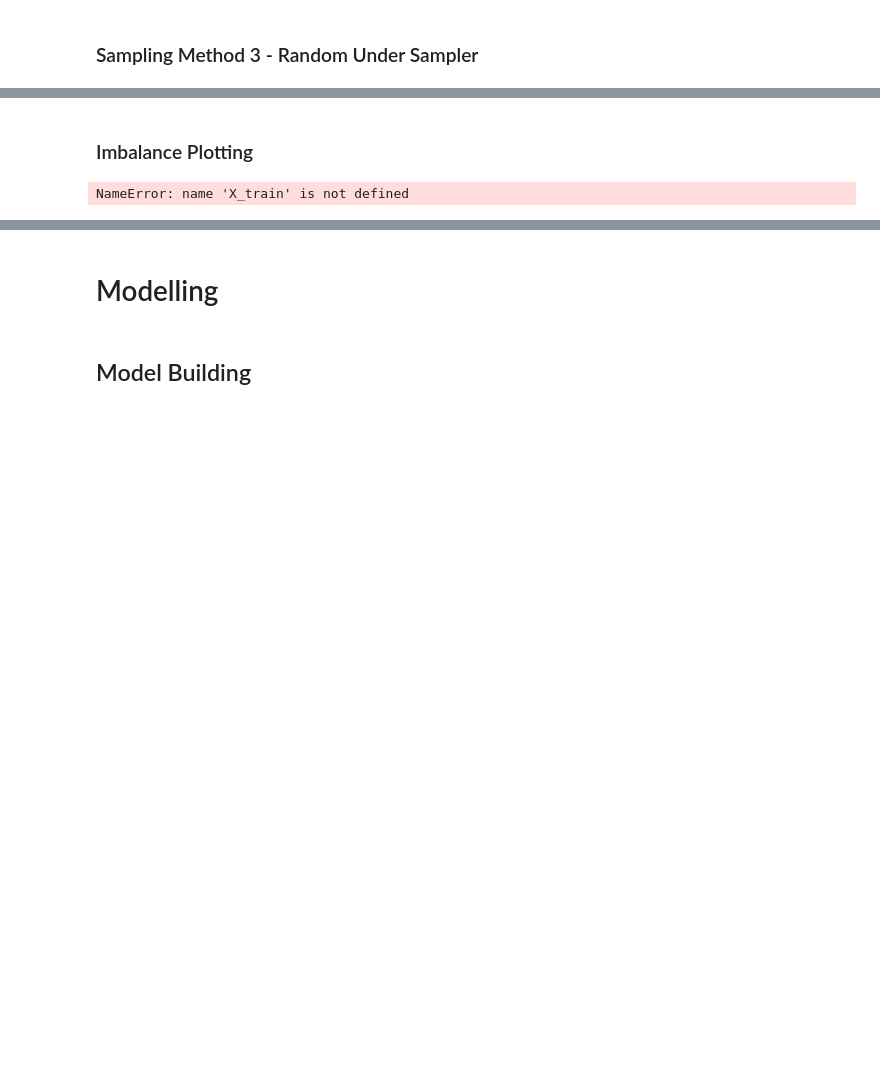
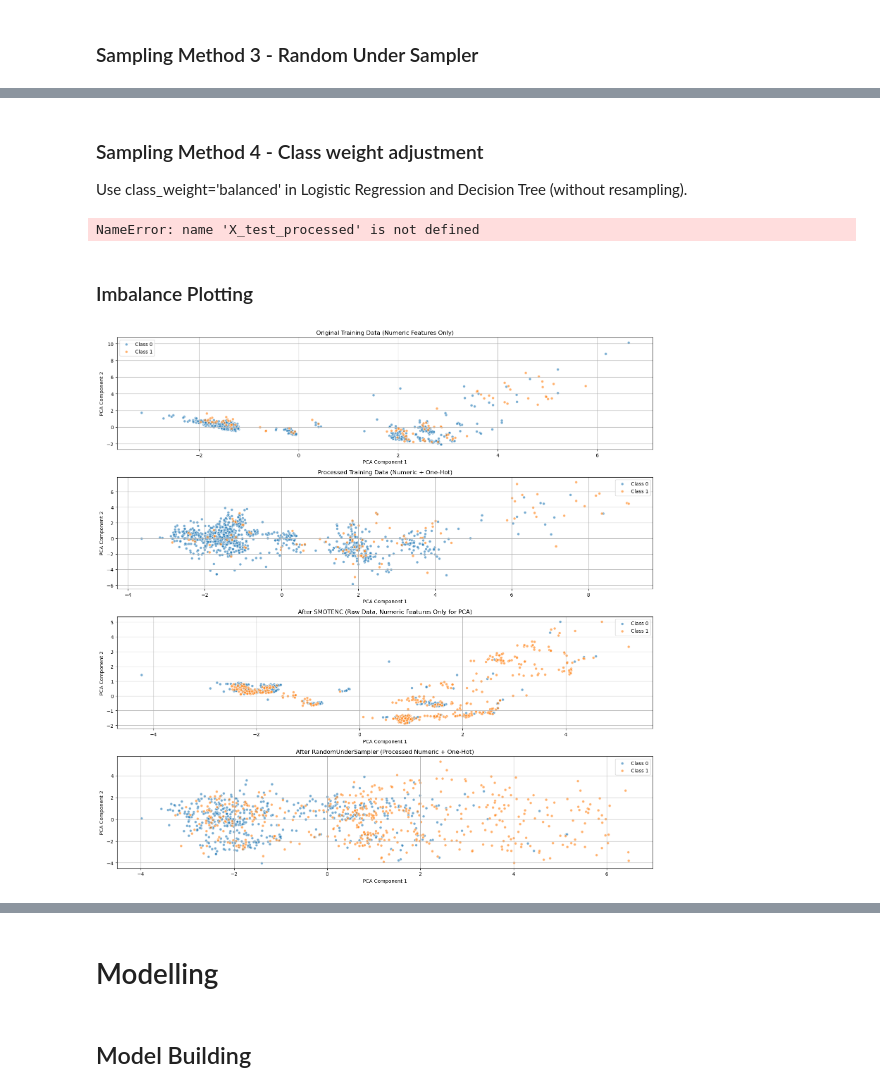
Before and after one commit to hathimazman/MachineLearning_Project2, a Jupyter notebook: Project.ipynb, the cells around one changed output, grey strips where cells are left out. Drawn from its saved outputs; the diff is of its cells as text; code cells hidden in the pictures; blank space fills up the shorter version.

Commit message:
sampling imbalance
add new azrul file for test-train split, sampling, plot

```diff
--- a/Project.ipynb
+++ b/Project.ipynb
@@ -49,22 +63,25 @@ warnings.filterwarnings("ignore")
+# %%
+NumCols = X_clean.select_dtypes(include=['int64', 'float64']).columns.tolist()
+CatCols = X_clean.select_dtypes(include=['object']).columns.tolist()
 # %%
 # Split the training set into training and validation sets
-X_train, X_val, y_train, y_val = train_test_split(
+X_train, X_test, y_train, y_test = train_test_split(
     X_clean, y_clean, stratify=y_clean, test_size=0.2, random_state=42
 )
 # %% [markdown]
 ## Data Preprocessing
 # %%
 # Identify categorical columns (indices)
-categorical_features = X.select_dtypes(include=['object', 'category']).columns
-categorical_indices = [X.columns.get_loc(col) for col in categorical_features]
+categorical_features = X_clean.select_dtypes(include=['object', 'category']).columns
+categorical_indices = [X_clean.columns.get_loc(col) for col in categorical_features]
 # %%
-preprocessing = ColumnTransformer(transformers=[
-    ('num', StandardScaler(), NumCols), # Numerical columns
-    ('cat', OneHotEncoder(handle_unknown='ignore', drop='first'), CatCols) # Categorical columns
-], remainder='passthrough') # Keep any other columns unchanged
+preprocessor = ColumnTransformer(transformers=[
+    ('num', StandardScaler(), NumCols),  # Numerical columns
+    ('cat', OneHotEncoder(handle_unknown='ignore', drop='first'), CatCols)  # Categorical columns
+], remainder='passthrough')
 
-# Fit-transform training data (transform validation data later)
 X_train_processed = preprocessor.fit_transform(X_train)
+X_test_processed = preprocessor.transform(X_test)
 # %% [markdown]
 ### Sampling Method 1 - SMOTE-NC
 # %%
@@ -92,3 +123,37 @@ X_train_rus, y_train_rus = rus.fit_resample(X_train_processed, y_train)
+# %% [markdown]
+### Sampling Method 4 - Class weight adjustment
+
+Use class_weight='balanced' in Logistic Regression and Decision Tree (without resampling).
+# %%
+# Logistic Regression with class weights
+lr_weighted = LogisticRegression(class_weight='balanced', max_iter=1000, random_state=42)
+lr_weighted.fit(X_train_processed, y_train)
+
+y_pred_weighted = lr_weighted.predict(X_test_processed)
+y_prob_weighted = lr_weighted.predict_proba(X_test_processed)[:, 1]
+
+print("Class-weight Logistic Regression Metrics:")
+print("Accuracy:", accuracy_score(y_test, y_pred_weighted))
+print("Precision:", precision_score(y_test, y_pred_weighted))
+print("Recall:", recall_score(y_test, y_pred_weighted))
+print("F1-Score:", f1_score(y_test, y_pred_weighted))
+print("AUC:", roc_auc_score(y_test, y_prob_weighted))
+
+# Decision Tree with class weights
+dt_weighted = DecisionTreeClassifier(class_weight='balanced', random_state=42)
+dt_weighted.fit(X_train_processed, y_train)
+
+y_pred_dt_weighted = dt_weighted.predict(X_test_processed)
+y_prob_dt_weighted = dt_weighted.predict_proba(X_test_processed)[:, 1]
+
+print("Class-weight Decision Tree Metrics:")
+print("Accuracy:", accuracy_score(y_test, y_pred_dt_weighted))
+print("Precision:", precision_score(y_test, y_pred_dt_weighted))
+print("Recall:", recall_score(y_test, y_pred_dt_weighted))
+print("F1-Score:", f1_score(y_test, y_pred_dt_weighted))
+print("AUC:", roc_auc_score(y_test, y_prob_dt_weighted))
+# %% [output]
+NameError: name 'X_test_processed' is not defined
 # %% [markdown]
 ### Imbalance Plotting
 # %%
@@ -101,26 +166,32 @@ def plot_2d_pca(X_list, y_list, titles, sample_size=1000):
     plt.figure(figsize=(16, 4 * len(X_list)))
 
     for i, (X, y, title) in enumerate(zip(X_list, y_list, titles), 1):
-        # Convert sparse to dense if needed
+        # Convert sparse matrix to dense if needed
         if hasattr(X, "toarray"):
             X = X.toarray()
 
-        # Subsample for speed
+        # Subsample for speed if dataset is too large
         if X.shape[0] > sample_size:
             idx = np.random.choice(X.shape[0], sample_size, replace=False)
             X = X[idx]
-            y = y[idx]
+            y = y.iloc[idx]  # Use iloc for positional indexing on pandas Series
 
-        # Scale before PCA
+        # Scale data before PCA
         scaler = StandardScaler()
         X_scaled = scaler.fit_transform(X)
 
+        # PCA with 2 components
         pca = PCA(n_components=2, random_state=42)
         X_pca = pca.fit_transform(X_scaled)
 
+        # Plotting
         plt.subplot(len(X_list), 1, i)
         for cls in np.unique(y):
-            plt.scatter(X_pca[y == cls, 0], X_pca[y == cls, 1], label=f"Class {cls}", alpha=0.6, edgecolors='w', s=30)
+            plt.scatter(
+                X_pca[y == cls, 0], X_pca[y == cls, 1],
+                label=f"Class {cls}",
+                alpha=0.6, edgecolors='w', s=30
+            )
         plt.title(title)
         plt.xlabel("PCA Component 1")
         plt.ylabel("PCA Component 2")
@@ -130,34 +201,37 @@ def plot_2d_pca(X_list, y_list, titles, sample_size=1000):
     plt.tight_layout()
     plt.show()
 
+# Example usage (assuming variables are already defined):
+
 # Extract numeric columns only for PCA on raw data (for smote_nc and original)
 X_train_numeric = X_train[NumCols].values
 
 # For smote_nc output (raw data), select numeric cols for PCA
-X_train_smote_nc_numeric = X_train_smote_nc[NumCols].values if hasattr(X_train_smote_nc, 'iloc') else X_train_smote_nc[:, :len(NumCols)]
+X_train_smote_nc_numeric = (
+    X_train_smote_nc[NumCols].values if hasattr(X_train_smote_nc, 'iloc') else X_train_smote_nc[:, :len(NumCols)]
+)
 
-# Prepare data for plotting
 X_list = [
     X_train_numeric,
     X_train_processed,
     X_train_smote_nc_numeric,
     X_train_rus
 ]
 
 y_list = [
     y_train,
     y_train,
     y_smote_nc,
     y_train_rus
 ]
 
 titles = [
     "Original Training Data (Numeric Features Only)",
     "Processed Training Data (Numeric + One-Hot)",
     "After SMOTENC (Raw Data, Numeric Features Only for PCA)",
     "After RandomUnderSampler (Processed Numeric + One-Hot)"
 ]
 
 plot_2d_pca(X_list, y_list, titles)
 # %% [output]
-NameError: name 'X_train' is not defined
+[figure, added]
```
Also changed, not shown: parts of 8 cells of this notebook, 1 other file.
